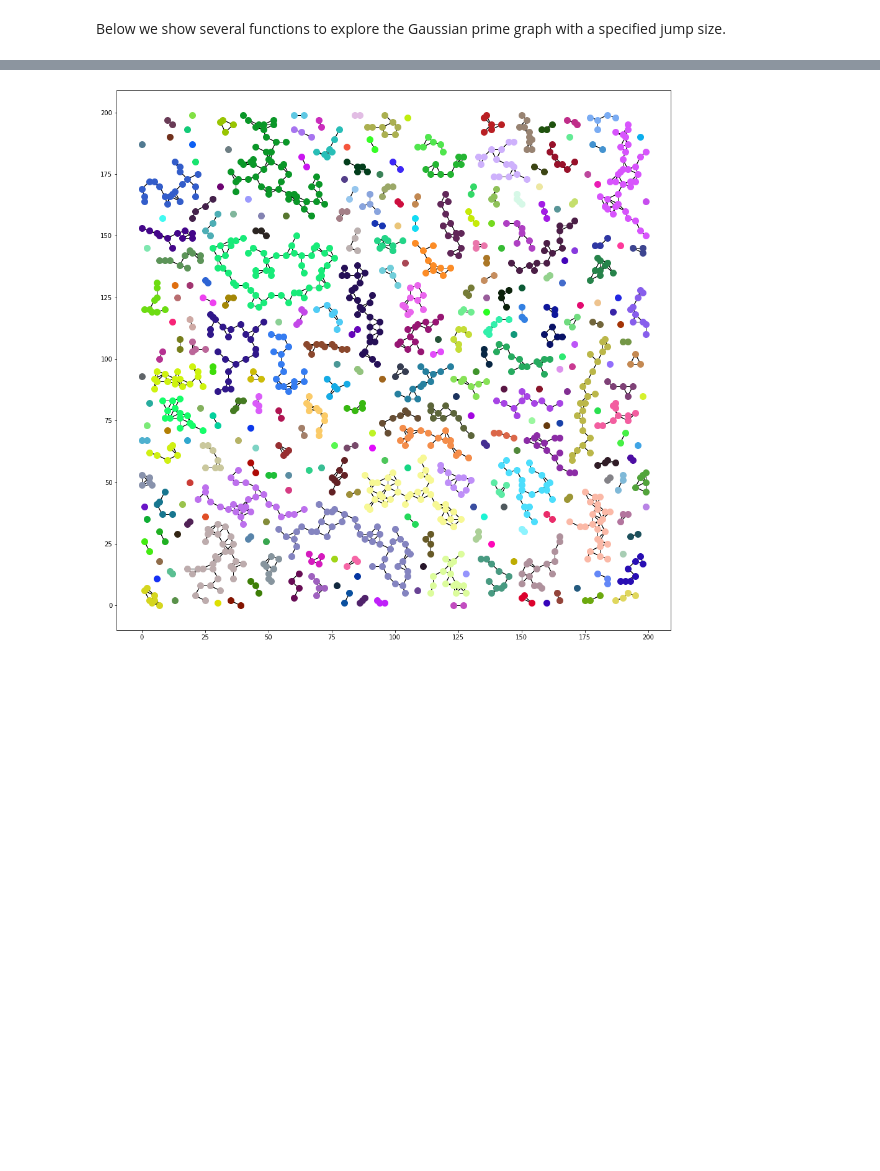
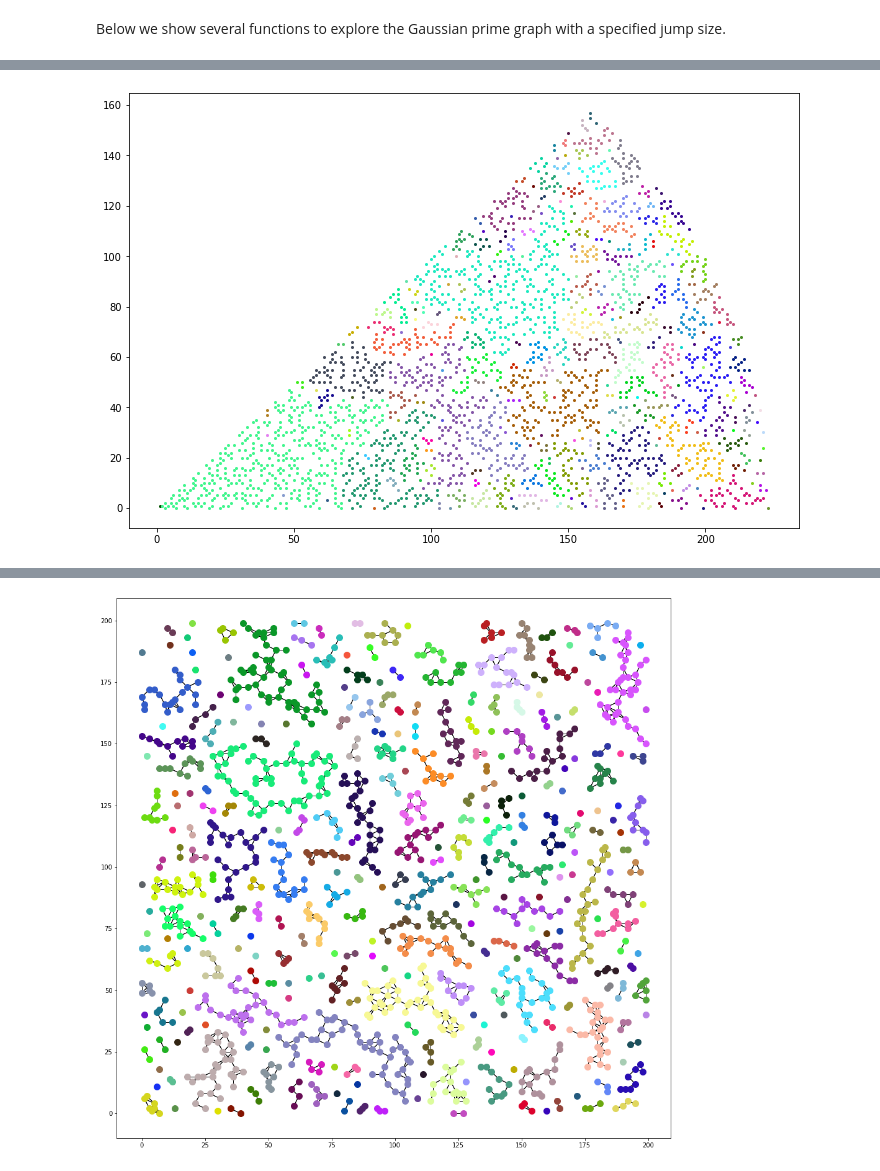
Before and after one commit to zebengberg/gaussian-integer-sieve, a Jupyter notebook: python/examples.ipynb, the cells around one changed output, grey strips where cells are left out. Cells and saved outputs as stored; diff of their text form; code cells hidden in the pictures; blank space fills up the shorter version.

```diff
--- a/python/examples.ipynb
+++ b/python/examples.ipynb
@@ -186,0 +198,10 @@ moat_main_component(3.2).shape
+# %%
+components = moat_components_to_norm(3, 50000)
+fig, ax = plt.subplots(figsize=(12, 8))
+for component in components:
+    x = component[0]
+    y = component[1]
+    color = np.random.rand(3, )
+    ax.plot(x, y, color=color, linestyle='', marker='o', markersize=2)
+# %% [output]
+[figure, added]
```
Also changed, not shown: parts of 6 cells of this notebook, 1 other file.
